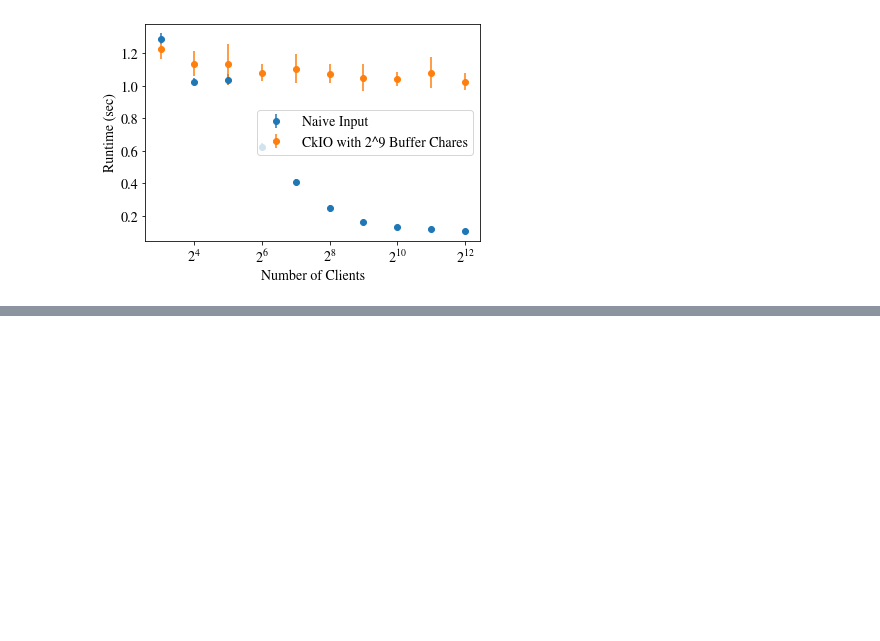
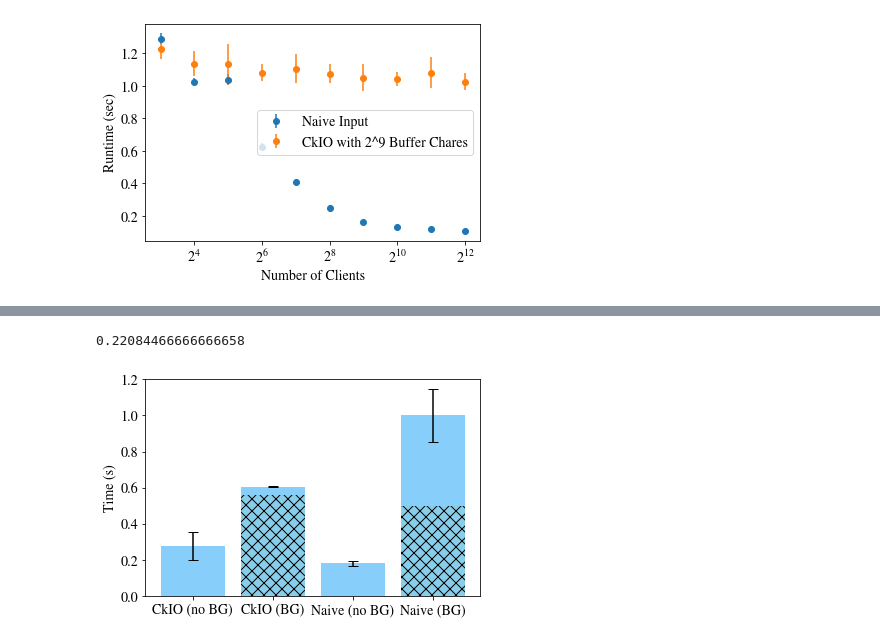
Before and after one commit to mayantaylor/ckio-testsuite, a Jupyter notebook: visualize.ipynb, the cells around one changed output, grey strips where cells are left out. Cells and saved outputs as stored; diff of their text form; code cells hidden in the pictures; blank space fills up the shorter version.

```diff
--- a/visualize.ipynb
+++ b/visualize.ipynb
@@ -173,0 +176,56 @@ FileNotFoundError: [Errno 2] No such file or directory: 'mpi-benchmarks/1GBnoout
+# %%
+# PLOT FOR BG WORK WITH CKIO vs NO BG Work
+
+data = "ckio-benchmarks/figure-results/4nodes-bgwork-fixed.out"
+df = pd.read_csv(data, sep=' ', header=None, names=['nreaders', 'nbc', 'npes', 'nnodes', 'filesize', 'bgtime', 'time'])
+
+naivedata = "ckio-benchmarks/figure-results/4nodes-bgwork-naive.out"
+naivedf = pd.read_csv(naivedata, sep=' ', header=None, names=['nreaders', 'npes', 'nnodes', 'filesize', 'bgtime', 'time'])
+
+fig, ax = plt.subplots()
+
+# select based on the following parameters
+pes = 8
+filesize=1024
+readers=8
+nodes=8
+
+# select and group by
+# plot
+bg_work = df[df['bgtime'] > 0]
+no_bg = df[df['bgtime'] == 0]
+
+naive_bg = naivedf[naivedf['bgtime'] > 0]
+naive_nobg = naivedf[naivedf['bgtime'] == 0]
+
+naive_bg_time = naive_bg.groupby(['npes']).mean()['time'].values[0] - naive_bg.groupby(['npes']).mean()['bgtime'].values[0]
+naive_bg_stdev = naive_bg.groupby(['npes']).std()['time'].values[0]
+naive_nobg_time = naive_nobg.groupby(['npes']).mean()['time'].values[0]
+naive_nobg_stdev = naive_nobg.groupby(['npes']).std()['time'].values[0]
+
+print(naive_bg_time)
+
+filtered_bg = bg_work.groupby(['nbc']).mean()['time'].values[0] - bg_work.groupby(['nbc']).mean()['bgtime'].values[0]
+bg_stdev = bg_work.groupby(['nbc']).std()['time'].values[0]
+filtered_no = no_bg.groupby(['nbc']).mean()['time'].values[0]
+no_stdev = no_bg.groupby(['nbc']).std()['time'].values[0]
+
+ckio_bg_time = bg_work.groupby(['nbc']).mean()['bgtime'].values[0]
+naive_bg_time = naive_bg.groupby(['npes']).mean()['bgtime'].values[0]
+
+categories = ['CkIO (no BG)', 'CkIO (BG)', 'Naive (no BG)', 'Naive (BG)']
+
+
+vals = [filtered_no, filtered_bg, naive_nobg_time, naive_bg_time]
+bg = [0, ckio_bg_time, 0, naive_bg_time]
+stdevs = [no_stdev, bg_stdev, naive_nobg_stdev, naive_bg_stdev]
+
+ax.bar(categories, bg, color='skyblue', hatch='xx')
+ax.bar(categories, vals, bottom=bg, yerr=stdevs, capsize=5, color='lightskyblue')
+
+ax.set_ylabel('Time (s)')
+
+plt.savefig('fixed-bg.pdf', bbox_inches='tight')
+# %% [output]
+0.22084466666666658
+[figure, added]
```
Also changed, not shown: parts of 4 cells of this notebook, 17 other files.
